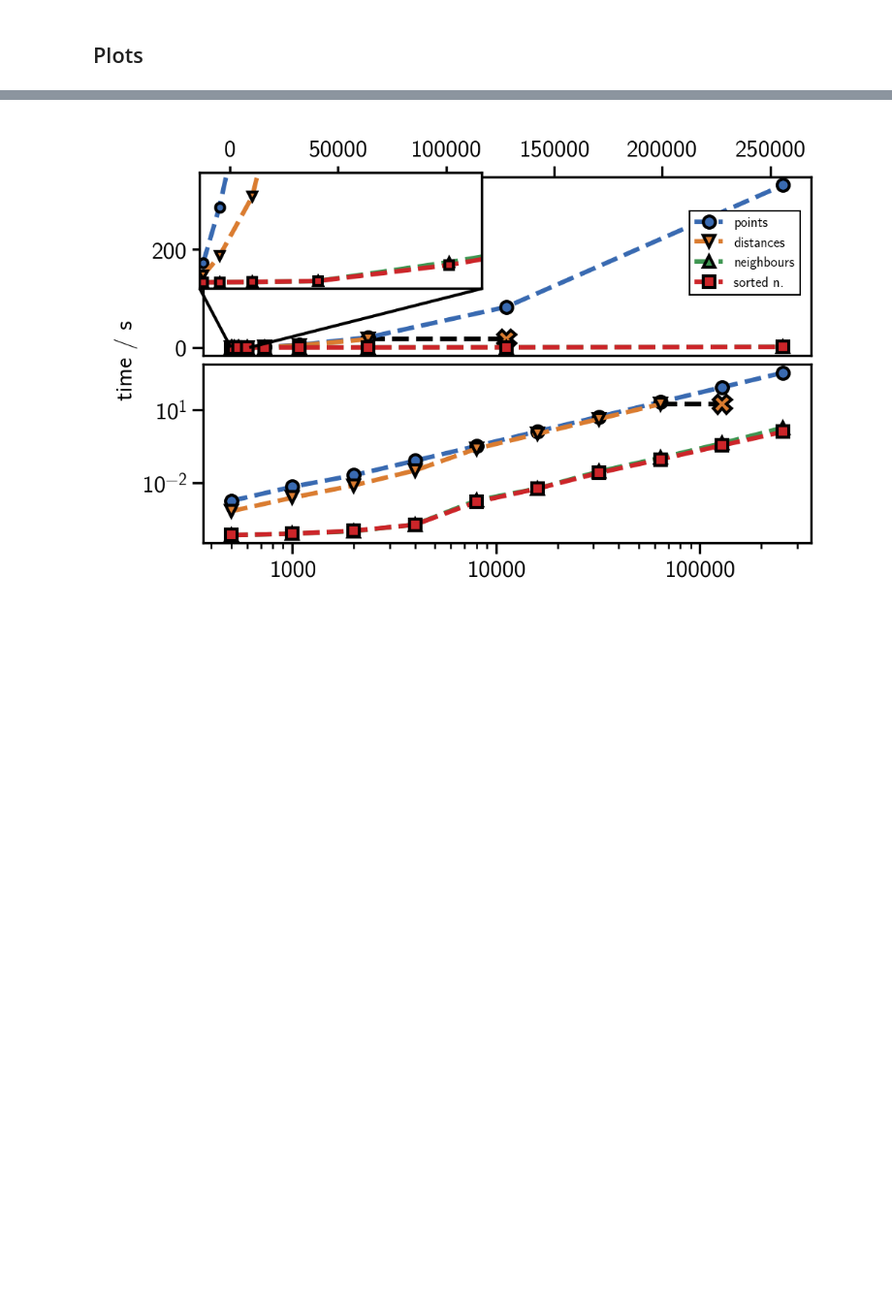
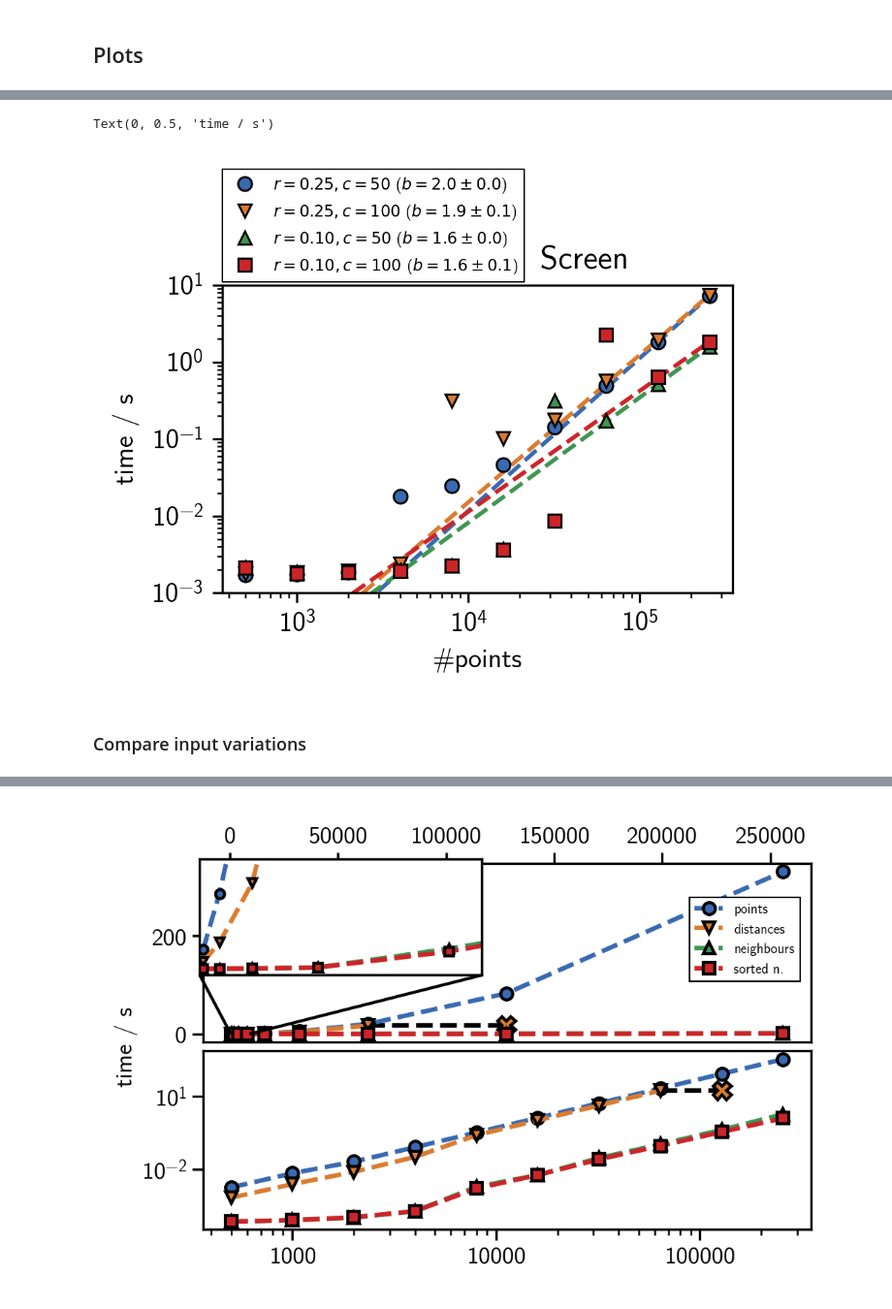
Before and after one commit to janjoswig/CommonNNClustering-Benchmark, a Jupyter notebook: bm.ipynb, the cells around one changed output, grey strips where cells are left out. Shown at 97% size. Drawn from its saved outputs; the diff is of its cells as text; code cells hidden in the pictures; blank space fills up the shorter version.

```diff
--- a/bm.ipynb
+++ b/bm.ipynb
@@ -1387,0 +1106,38 @@ Text(0, 0.5, 'time / s')
+# %%
+run_name_list = [
+    ("no_structure_run_d_b", f"$r=0.25, c=50$"),
+    ("no_structure_run_d_c", f"$r=0.25, c=100$"),
+    ("no_structure_run_d_e", f"$r=0.10, c=50$"),
+    ("no_structure_run_d_f", f"$r=0.10, c=100$"),
+]
+# %%
+plt.close("all")
+fig, log_ax = plt.subplots(figsize=(3.33, 3.33 / 1.618))
+log_ax.set_prop_cycle(
+    marker=marker_list,
+    color=color_list,
+)
+_ = evaluate_timings(
+    RUN_TIMINGS_MAP, RUN_SCALING_MAP, run_name_list,
+    log_ax=log_ax,
+    plot_props={
+        "linestyle": "",
+        "markeredgecolor": "k",
+        "markeredgewidth": 0.75,
+        "markersize": 5
+        },
+    legend_props={
+        "loc": (0, 1.01)
+        }
+    )
+
+log_ax.set_ylim(1e-3, 10)
+
+log_ax.set_title(" " * 20 + "Screen")
+log_ax.set_xlabel("#points")
+log_ax.set_ylabel("time / s")
+# %% [output]
+Text(0, 0.5, 'time / s')
+[figure, added]
+# %% [markdown]
+### Compare input variations
```
Also changed, not shown: parts of 51 cells of this notebook, 13 other files.
